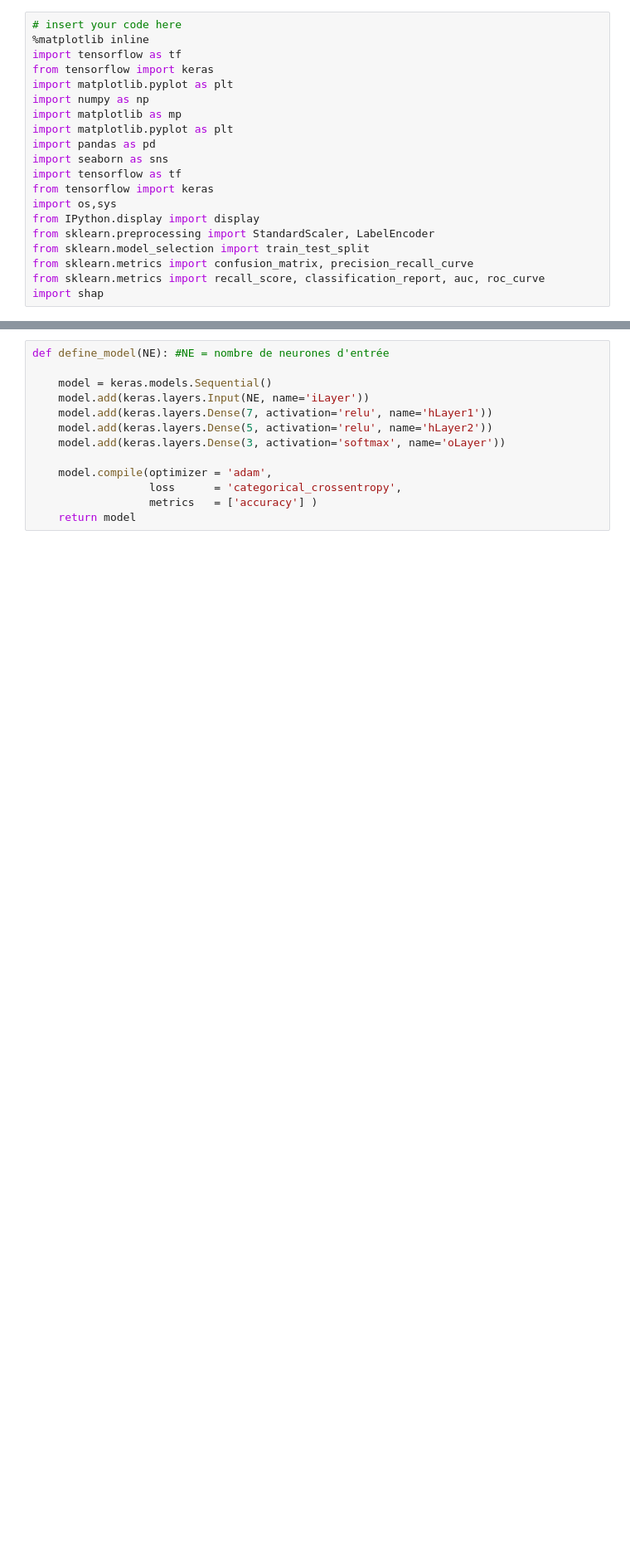
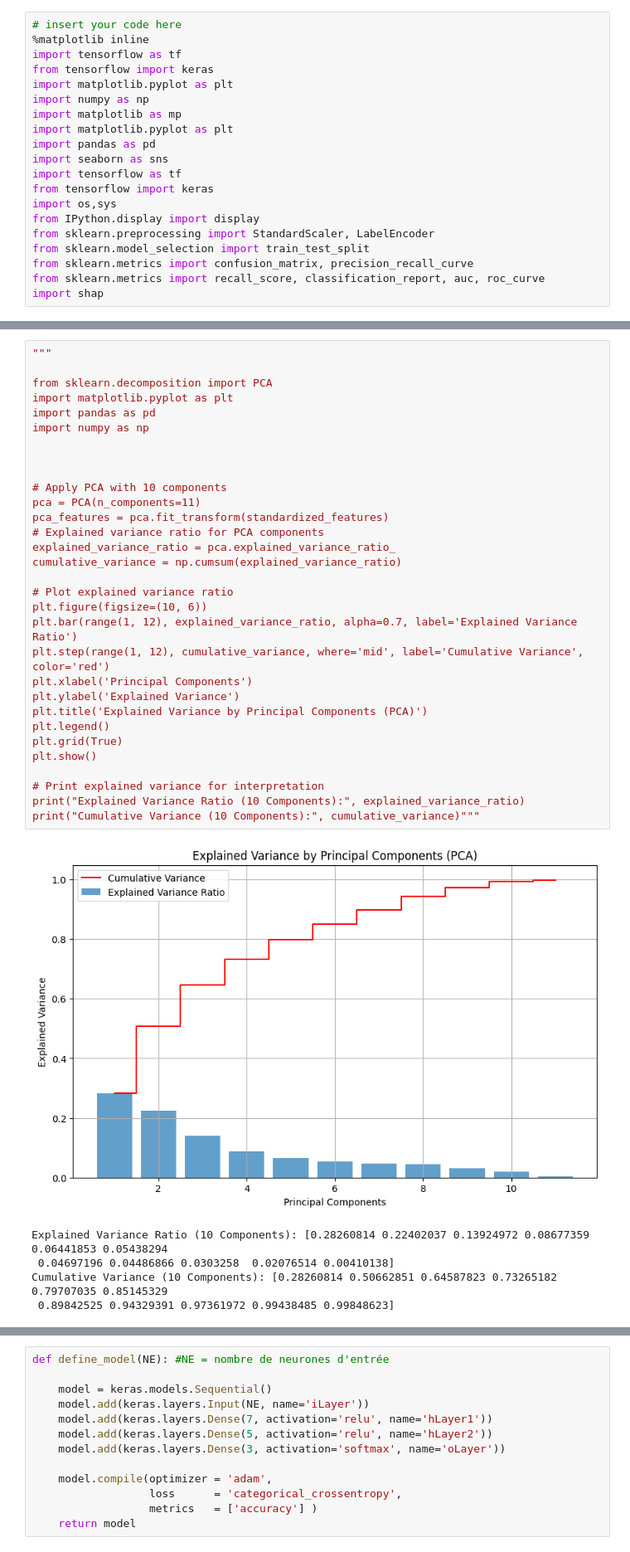
Before and after one commit to Dadoyen2/Artificial-Neural-network-for-the-Analysis-of-Portuguese-wines-Project, a Jupyter notebook: ANN.ipynb, the cells around one changed output, grey strips where cells are left out. Shown at 83% size. Drawn from its saved outputs; the diff is of its cells as text; blank space fills up the shorter version.

```diff
--- a/ANN.ipynb
+++ b/ANN.ipynb
@@ -257,0 +213,37 @@ PCA Coefficients (Loadings):
+# %%
+"""
+
+from sklearn.decomposition import PCA
+import matplotlib.pyplot as plt
+import pandas as pd
+import numpy as np
+
+
+
+# Apply PCA with 10 components
+pca = PCA(n_components=11)
+pca_features = pca.fit_transform(standardized_features)
+# Explained variance ratio for PCA components
+explained_variance_ratio = pca.explained_variance_ratio_
+cumulative_variance = np.cumsum(explained_variance_ratio)
+
+# Plot explained variance ratio
+plt.figure(figsize=(10, 6))
+plt.bar(range(1, 12), explained_variance_ratio, alpha=0.7, label='Explained Variance Ratio')
+plt.step(range(1, 12), cumulative_variance, where='mid', label='Cumulative Variance', color='red')
+plt.xlabel('Principal Components')
+plt.ylabel('Explained Variance')
+plt.title('Explained Variance by Principal Components (PCA)')
+plt.legend()
+plt.grid(True)
+plt.show()
+
+# Print explained variance for interpretation
+print("Explained Variance Ratio (10 Components):", explained_variance_ratio)
+print("Cumulative Variance (10 Components):", cumulative_variance)"""
+# %% [output]
+[figure, added]
+Explained Variance Ratio (10 Components): [0.28260814 0.22402037 0.13924972 0.08677359 0.06441853 0.05438294
+ 0.04697196 0.04486866 0.0303258  0.02076514 0.00410138]
+Cumulative Variance (10 Components): [0.28260814 0.50662851 0.64587823 0.73265182 0.79707035 0.85145329
+ 0.89842525 0.94329391 0.97361972 0.99438485 0.99848623]
```
Also changed, not shown: parts of 19 cells of this notebook.
